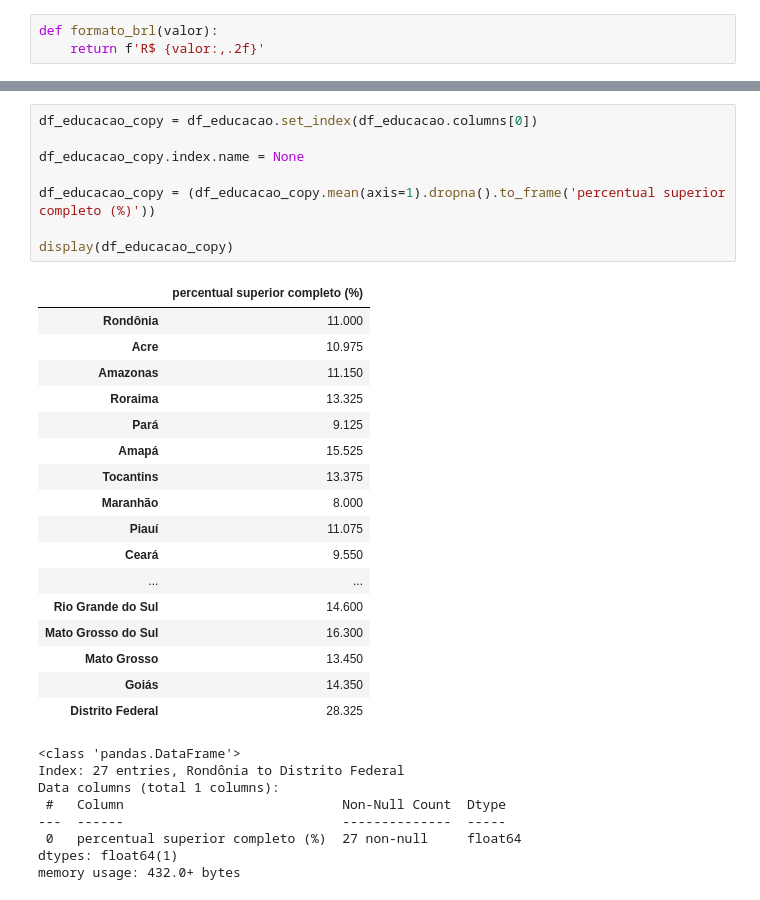
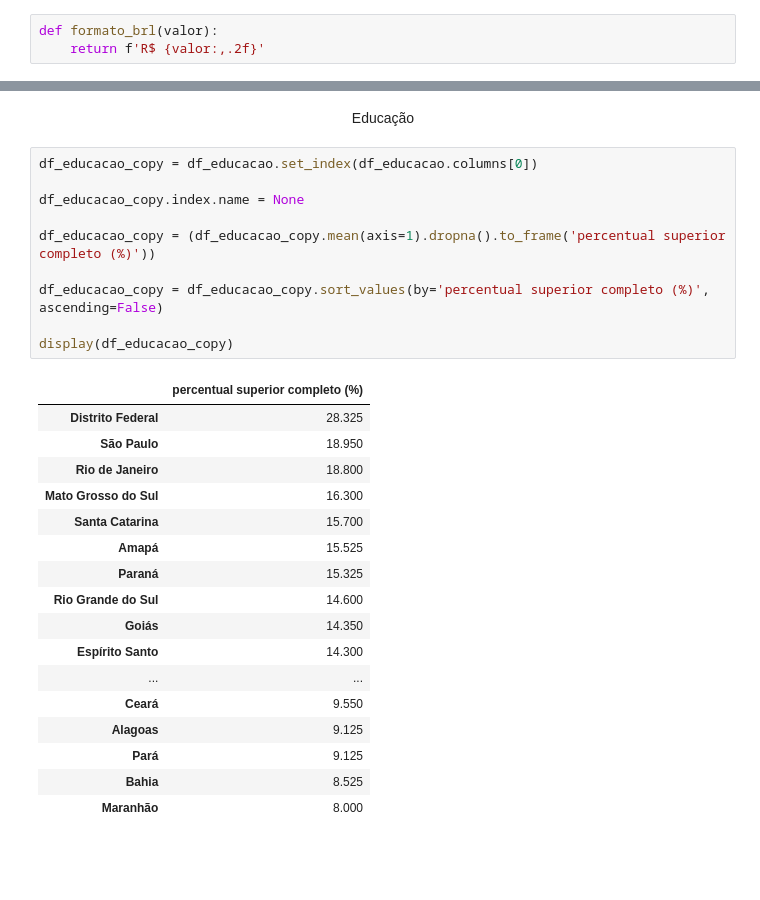
Before and after one commit to LiviaP24/mineracao-de-dados, a Jupyter notebook: trabalho.ipynb, the cells around one changed output, grey strips where cells are left out. Drawn from its saved outputs; the diff is of its cells as text; blank space fills up the shorter version.

```diff
--- a/trabalho.ipynb
+++ b/trabalho.ipynb
@@ -129,34 +189,30 @@ memory usage: 1.7+ KB
+# %% [markdown]
+<p align='center'> Educação </p>
 # %%
 df_educacao_copy = df_educacao.set_index(df_educacao.columns[0])
 
 df_educacao_copy.index.name = None
 
 df_educacao_copy = (df_educacao_copy.mean(axis=1).dropna().to_frame('percentual superior completo (%)'))
 
+df_educacao_copy = df_educacao_copy.sort_values(by='percentual superior completo (%)', ascending=False)
+
 display(df_educacao_copy)
 # %% [output]
 |  | percentual superior completo (%) |
-| Rondônia | 11.000 |
-| Acre | 10.975 |
-| Amazonas | 11.150 |
-| Roraima | 13.325 |
+| Distrito Federal | 28.325 |
+| São Paulo | 18.950 |
+| Rio de Janeiro | 18.800 |
+| Mato Grosso do Sul | 16.300 |
+| Santa Catarina | 15.700 |
+| Amapá | 15.525 |
+| Paraná | 15.325 |
+| Rio Grande do Sul | 14.600 |
+| Goiás | 14.350 |
+| Espírito Santo | 14.300 |
+| ... | ... |
+| Ceará | 9.550 |
+| Alagoas | 9.125 |
 | Pará | 9.125 |
-| Amapá | 15.525 |
-| Tocantins | 13.375 |
+| Bahia | 8.525 |
 | Maranhão | 8.000 |
-| Piauí | 11.075 |
-| Ceará | 9.550 |
-| ... | ... |
-| Rio Grande do Sul | 14.600 |
-| Mato Grosso do Sul | 16.300 |
-| Mato Grosso | 13.450 |
-| Goiás | 14.350 |
-| Distrito Federal | 28.325 |
-<class 'pandas.DataFrame'>
-Index: 27 entries, Rondônia to Distrito Federal
-Data columns (total 1 columns):
- #   Column                            Non-Null Count  Dtype
----  ------                            --------------  -----
- 0   percentual superior completo (%)  27 non-null     float64
-dtypes: float64(1)
-memory usage: 432.0+ bytes
```
Also changed, not shown: parts of 15 cells of this notebook, 1 other file.
